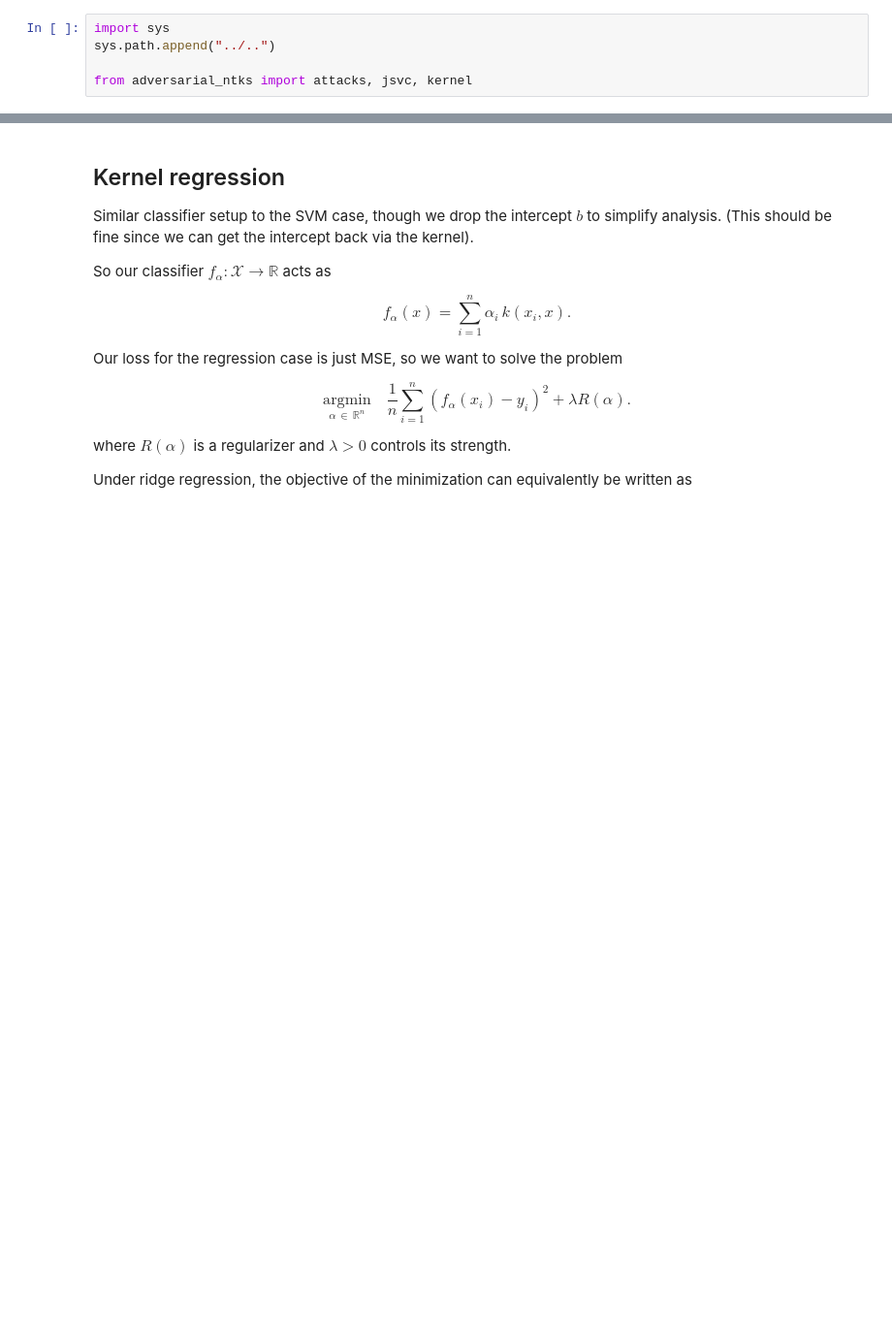
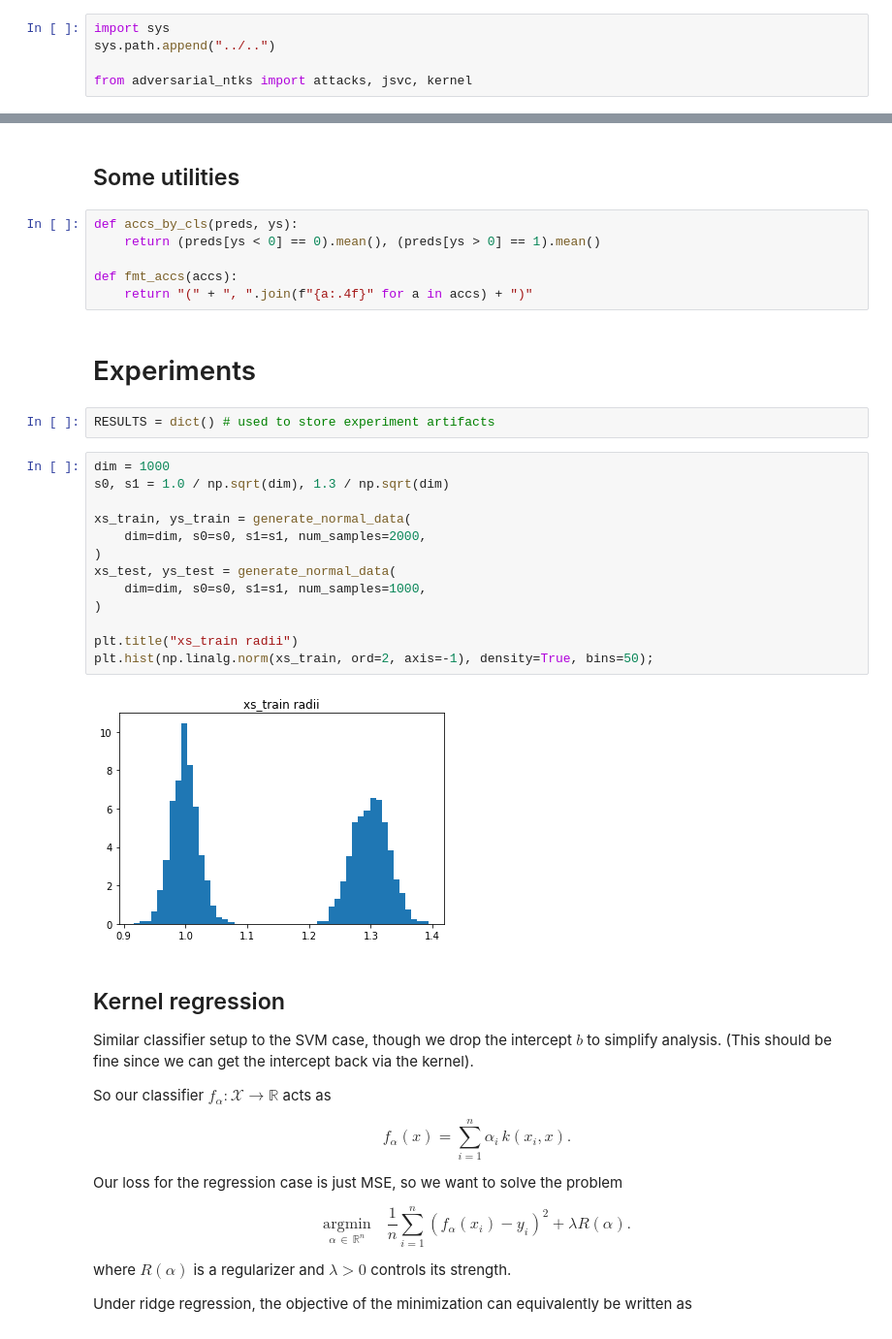
Before and after one commit to GilgameshxZero/adversarial-ntks, a Jupyter notebook: notebooks/adv-spheres/gaussian-regression.ipynb, the cells around one changed output, grey strips where cells are left out. Shown at 97% size. Drawn from its saved outputs; the diff is of its cells as text; blank space fills up the shorter version.

```diff
--- a/notebooks/adv-spheres/gaussian-regression.ipynb
+++ b/notebooks/adv-spheres/gaussian-regression.ipynb
@@ -27,3 +78,30 @@ from adversarial_ntks import attacks, jsvc, kernel
+# %% [markdown]
+## Some utilities
+# %%
+def accs_by_cls(preds, ys):
+    return (preds[ys < 0] == 0).mean(), (preds[ys > 0] == 1).mean()
+
+def fmt_accs(accs):
+    return "(" + ", ".join(f"{a:.4f}" for a in accs) + ")"
+# %% [markdown]
+# Experiments
+# %%
+RESULTS = dict() # used to store experiment artifacts
+# %%
+dim = 1000
+s0, s1 = 1.0 / np.sqrt(dim), 1.3 / np.sqrt(dim)
+
+xs_train, ys_train = generate_normal_data(
+    dim=dim, s0=s0, s1=s1, num_samples=2000,
+)
+xs_test, ys_test = generate_normal_data(
+    dim=dim, s0=s0, s1=s1, num_samples=1000,
+)
+
+plt.title("xs_train radii")
+plt.hist(np.linalg.norm(xs_train, ord=2, axis=-1), density=True, bins=50);
+# %% [output]
+[figure, added]
 # %% [markdown]
 ## Kernel regression
 
```
Also changed, not shown: parts of 16 cells of this notebook.
